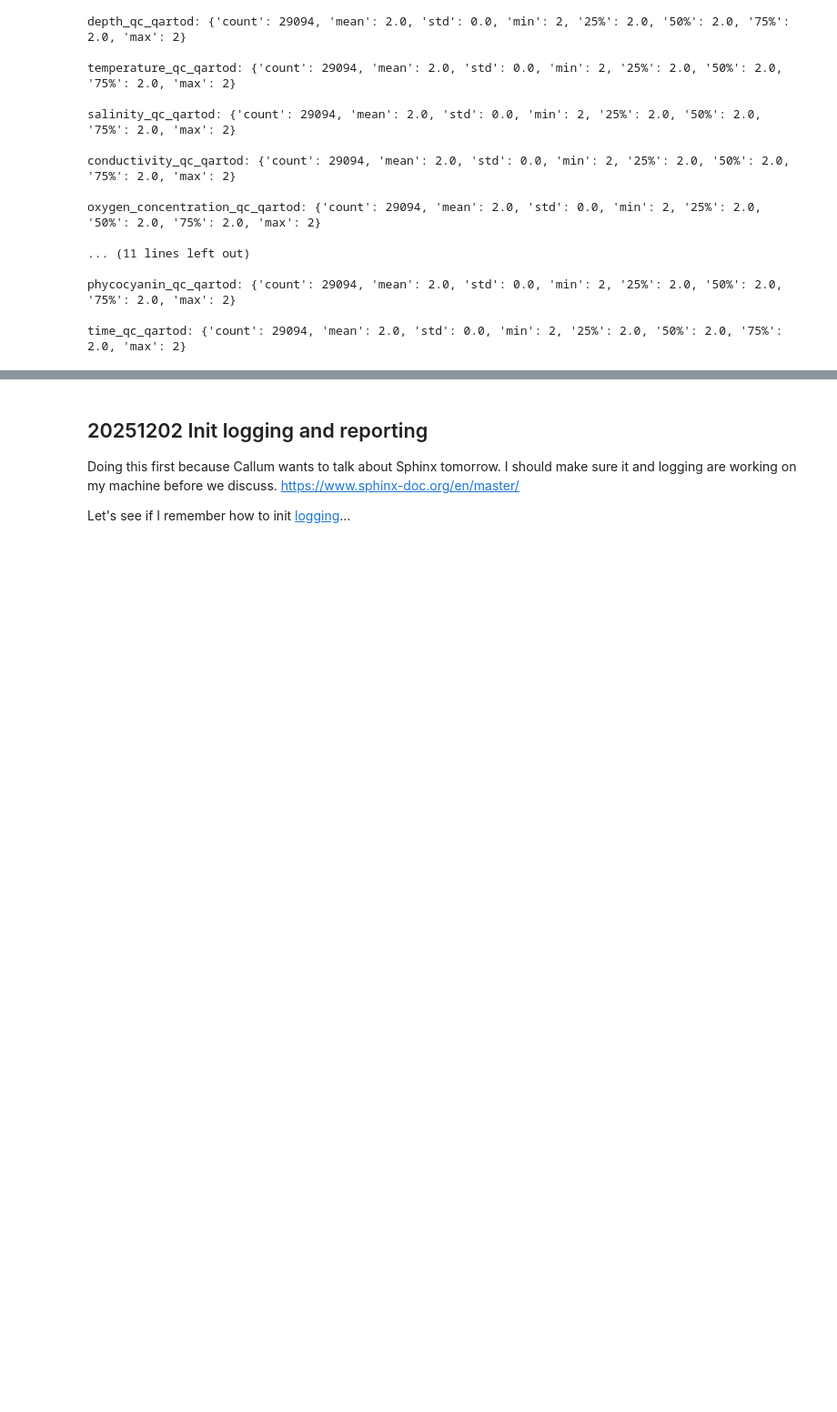
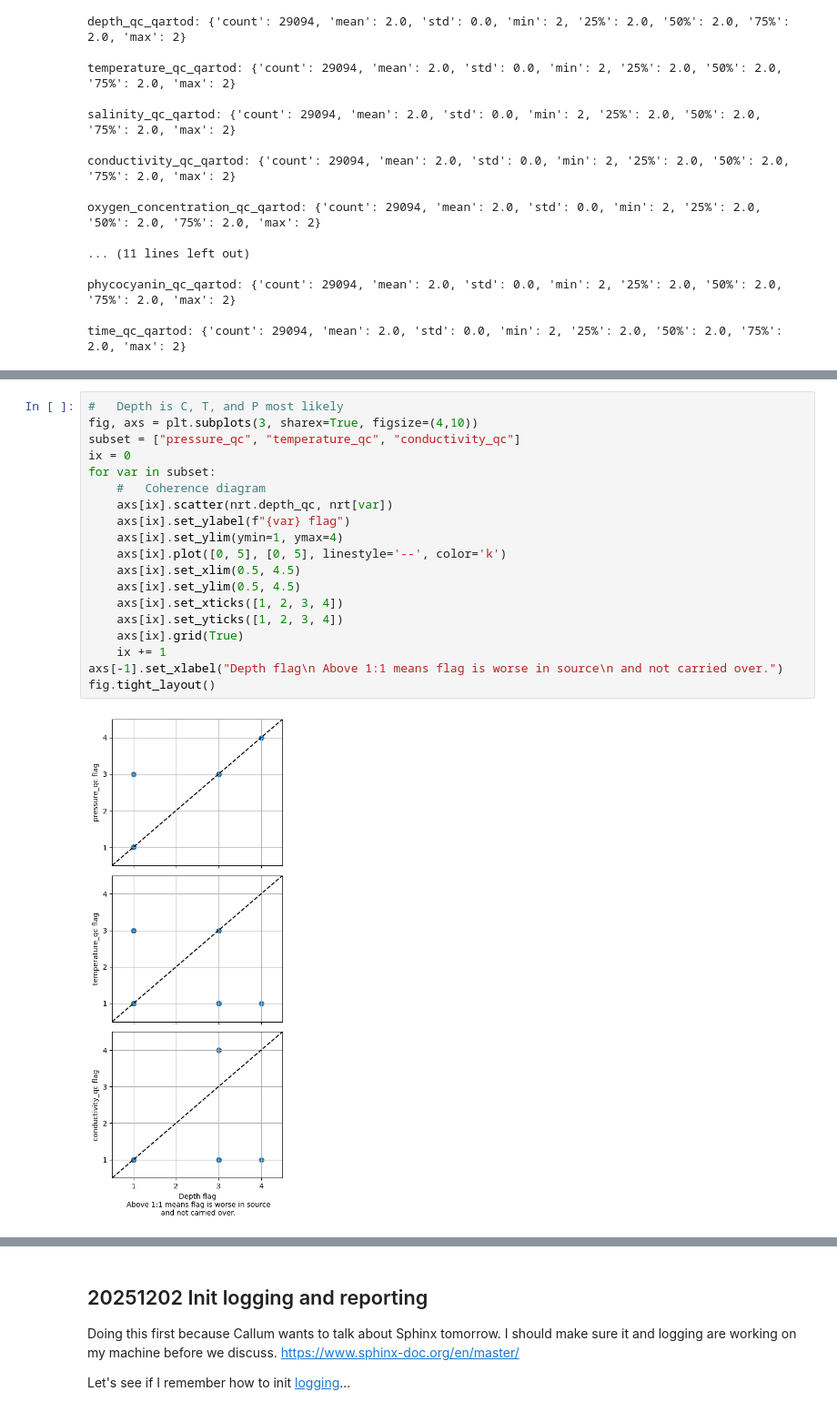
Before and after one commit to Klankers/voto_glider_qc, a Jupyter notebook: qc_start.ipynb, the cells around one changed output, grey strips where cells are left out. Shown at 91% size. Drawn from its saved outputs; the diff is of its cells as text; blank space fills up the shorter version.

```diff
--- a/qc_start.ipynb
+++ b/qc_start.ipynb
@@ -200,0 +309,21 @@ time_qc_qartod: {'count': 29094, 'mean': 2.0, 'std': 0.0, 'min': 2, '25%': 2.0,
+# %%
+#   Depth is C, T, and P most likely
+fig, axs = plt.subplots(3, sharex=True, figsize=(4,10))
+subset = ["pressure_qc", "temperature_qc", "conductivity_qc"]
+ix = 0
+for var in subset:
+    #   Coherence diagram
+    axs[ix].scatter(nrt.depth_qc, nrt[var])
+    axs[ix].set_ylabel(f"{var} flag")
+    axs[ix].set_ylim(ymin=1, ymax=4)
+    axs[ix].plot([0, 5], [0, 5], linestyle='--', color='k')
+    axs[ix].set_xlim(0.5, 4.5)
+    axs[ix].set_ylim(0.5, 4.5)
+    axs[ix].set_xticks([1, 2, 3, 4])
+    axs[ix].set_yticks([1, 2, 3, 4])
+    axs[ix].grid(True)
+    ix += 1
+axs[-1].set_xlabel("Depth flag\n Above 1:1 means flag is worse in source\n and not carried over.")
+fig.tight_layout()
+# %% [output]
+[figure, added]
```
Also changed, not shown: parts of 19 cells of this notebook.
